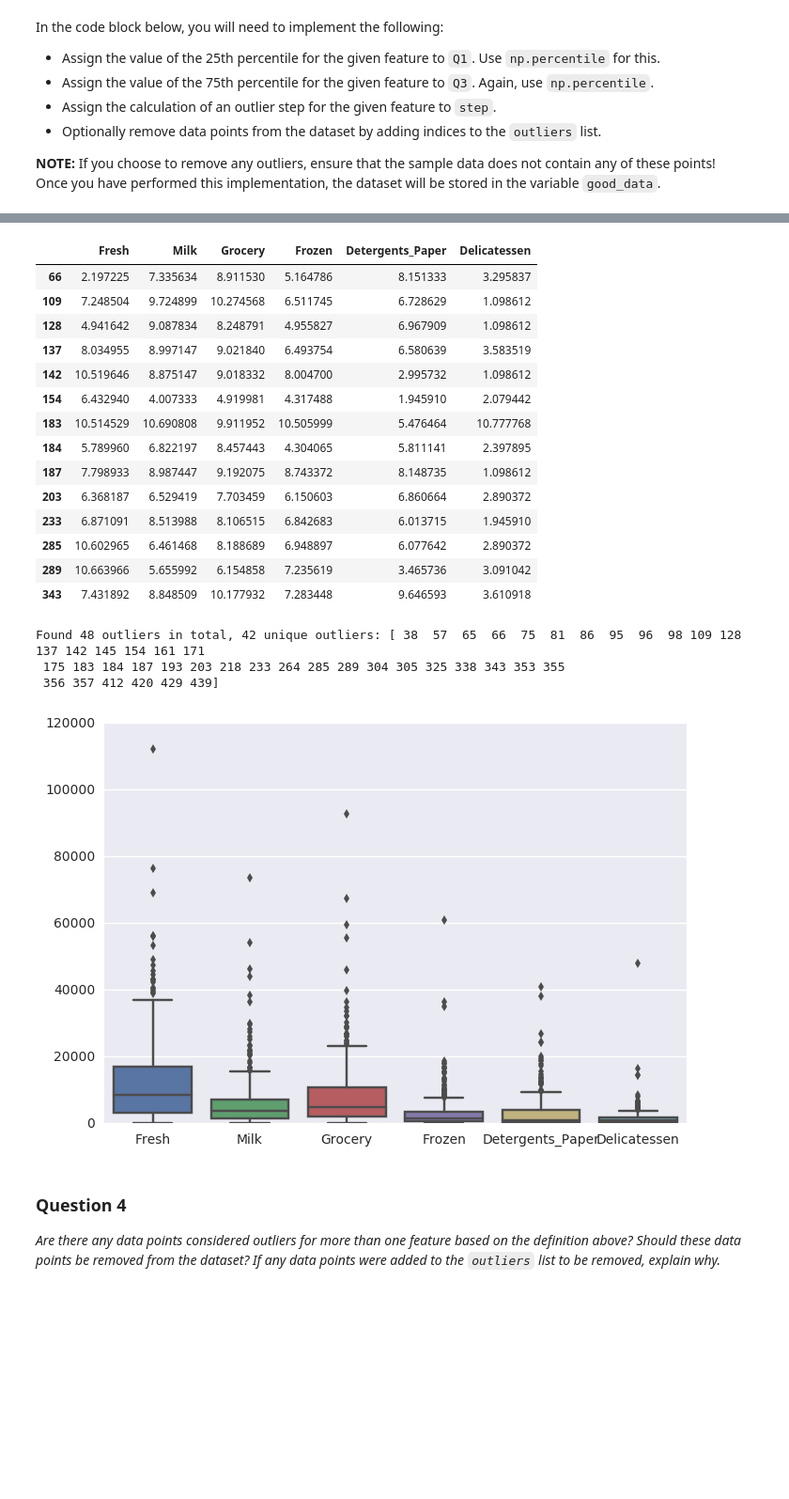
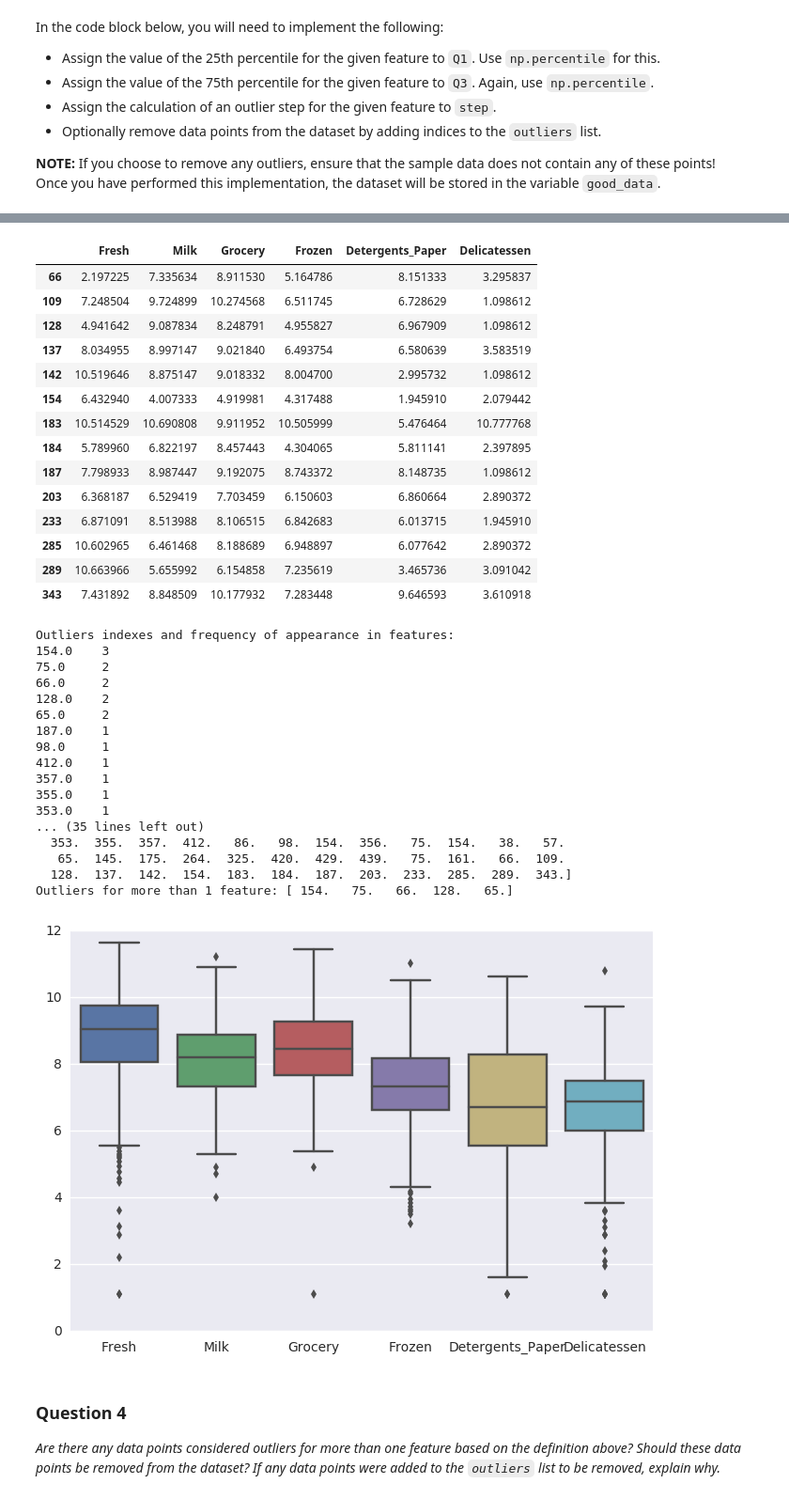
Before and after one commit to CarlosUdacity/nanodegree-projects, a Jupyter notebook: machine-learning/customer_segments/customer_segments.ipynb, the cells around one changed output, grey strips where cells are left out. Shown at 94% size. Drawn from its saved outputs; the diff is of its cells as text; code cells hidden in the pictures; blank space fills up the shorter version.

```diff
--- a/machine-learning/customer_segments/customer_segments.ipynb
+++ b/machine-learning/customer_segments/customer_segments.ipynb
@@ -229,17 +233,24 @@ for feature in log_data.keys():
     out_indexes = log_data[~((log_data[feature] >= Q1 - step) & (log_data[feature] <= Q3 + step))].index.values
     outliers = np.concatenate((outliers, out_indexes))
 
+# Show outliers
+sns.boxplot(log_data, whis=1.5)
+
+outliers_series = pd.Series(outliers)
+print "Outliers indexes and frequency of appearance in features: \n{}".format(outliers_series.value_counts())
+
+# Select the indices for data points you wish to remove
+print "\nFound {} outliers in total, {} unique outliers.".format(outliers_series.shape[0], outliers_series.value_counts().shape[0])
 
 # Show outliers
-sns.boxplot(data, whis=1.5)
+s = outliers_series.value_counts()
+strong_outliers = s[s > 1].index.values
+print "All outliers: {}\nOutliers for more than 1 feature: {}".format(outliers, strong_outliers)
 
-# Select the indices for data points you wish to remove
-undup_outliers = len(outliers)
-outliers = np.unique(outliers).astype(int)
-print "\nFound {} outliers in total, {} unique outliers: {}".format(undup_outliers, len(outliers), outliers)
+strong_outliers = strong_outliers.astype(int)
 
 # Remove the outliers, if any were specified
-good_data = log_data.drop(log_data.index[outliers]).reset_index(drop = True)
+good_data = log_data.drop(log_data.index[strong_outliers]).reset_index(drop = True)
 # %% [output]
 Data points considered outliers for the feature 'Fresh':
 |  | Fresh | Milk | Grocery | Frozen | Detergents_Paper | Delicatessen |
@@ -274,37 +285,51 @@ Data points considered outliers for the feature 'Frozen':
 | 38 | 8.431853 | 9.663261 | 9.723703 | 3.496508 | 8.847360 | 6.070738 |
 | 57 | 8.597297 | 9.203618 | 9.257892 | 3.637586 | 8.932213 | 7.156177 |
 | 65 | 4.442651 | 9.950323 | 10.732651 | 3.583519 | 10.095388 | 7.260523 |
 | 145 | 10.000569 | 9.034080 | 10.457143 | 3.737670 | 9.440738 | 8.396155 |
 | 175 | 7.759187 | 8.967632 | 9.382106 | 3.951244 | 8.341887 | 7.436617 |
 | 264 | 6.978214 | 9.177714 | 9.645041 | 4.110874 | 8.696176 | 7.142827 |
 | 325 | 10.395650 | 9.728181 | 9.519735 | 11.016479 | 7.148346 | 8.632128 |
 | 420 | 8.402007 | 8.569026 | 9.490015 | 3.218876 | 8.827321 | 7.239215 |
 | 429 | 9.060331 | 7.467371 | 8.183118 | 3.850148 | 4.430817 | 7.824446 |
 | 439 | 7.932721 | 7.437206 | 7.828038 | 4.174387 | 6.167516 | 3.951244 |
 Data points considered outliers for the feature 'Detergents_Paper':
 |  | Fresh | Milk | Grocery | Frozen | Detergents_Paper | Delicatessen |
 | 75 | 9.923192 | 7.036148 | 1.098612 | 8.390949 | 1.098612 | 6.882437 |
 | 161 | 9.428190 | 6.291569 | 5.645447 | 6.995766 | 1.098612 | 7.711101 |
 Data points considered outliers for the feature 'Delicatessen':
 |  | Fresh | Milk | Grocery | Frozen | Detergents_Paper | Delicatessen |
 | 66 | 2.197225 | 7.335634 | 8.911530 | 5.164786 | 8.151333 | 3.295837 |
 | 109 | 7.248504 | 9.724899 | 10.274568 | 6.511745 | 6.728629 | 1.098612 |
 | 128 | 4.941642 | 9.087834 | 8.248791 | 4.955827 | 6.967909 | 1.098612 |
 | 137 | 8.034955 | 8.997147 | 9.021840 | 6.493754 | 6.580639 | 3.583519 |
 | 142 | 10.519646 | 8.875147 | 9.018332 | 8.004700 | 2.995732 | 1.098612 |
 | 154 | 6.432940 | 4.007333 | 4.919981 | 4.317488 | 1.945910 | 2.079442 |
 | 183 | 10.514529 | 10.690808 | 9.911952 | 10.505999 | 5.476464 | 10.777768 |
 | 184 | 5.789960 | 6.822197 | 8.457443 | 4.304065 | 5.811141 | 2.397895 |
 | 187 | 7.798933 | 8.987447 | 9.192075 | 8.743372 | 8.148735 | 1.098612 |
 | 203 | 6.368187 | 6.529419 | 7.703459 | 6.150603 | 6.860664 | 2.890372 |
 | 233 | 6.871091 | 8.513988 | 8.106515 | 6.842683 | 6.013715 | 1.945910 |
 | 285 | 10.602965 | 6.461468 | 8.188689 | 6.948897 | 6.077642 | 2.890372 |
 | 289 | 10.663966 | 5.655992 | 6.154858 | 7.235619 | 3.465736 | 3.091042 |
 | 343 | 7.431892 | 8.848509 | 10.177932 | 7.283448 | 9.646593 | 3.610918 |
-Found 48 outliers in total, 42 unique outliers: [ 38  57  65  66  75  81  86  95  96  98 109 128 137 142 145 154 161 171
- 175 183 184 187 193 203 218 233 264 285 289 304 305 325 338 343 353 355
- 356 357 412 420 429 439]
+Outliers indexes and frequency of appearance in features:
+154.0    3
+75.0     2
+66.0     2
+128.0    2
+65.0     2
+187.0    1
+98.0     1
+412.0    1
+357.0    1
+355.0    1
+353.0    1
+... (35 lines left out)
+  353.  355.  357.  412.   86.   98.  154.  356.   75.  154.   38.   57.
+   65.  145.  175.  264.  325.  420.  429.  439.   75.  161.   66.  109.
+  128.  137.  142.  154.  183.  184.  187.  203.  233.  285.  289.  343.]
+Outliers for more than 1 feature: [ 154.   75.   66.  128.   65.]
-[figure, old version]
+[figure, new version]
 # %% [markdown]
 ### Question 4
 *Are there any data points considered outliers for more than one feature based on the definition above? Should these data points be removed from the dataset? If any data points were added to the `outliers` list to be removed, explain why.*
```
Also changed, not shown: parts of 17 cells of this notebook, 1 other file.
